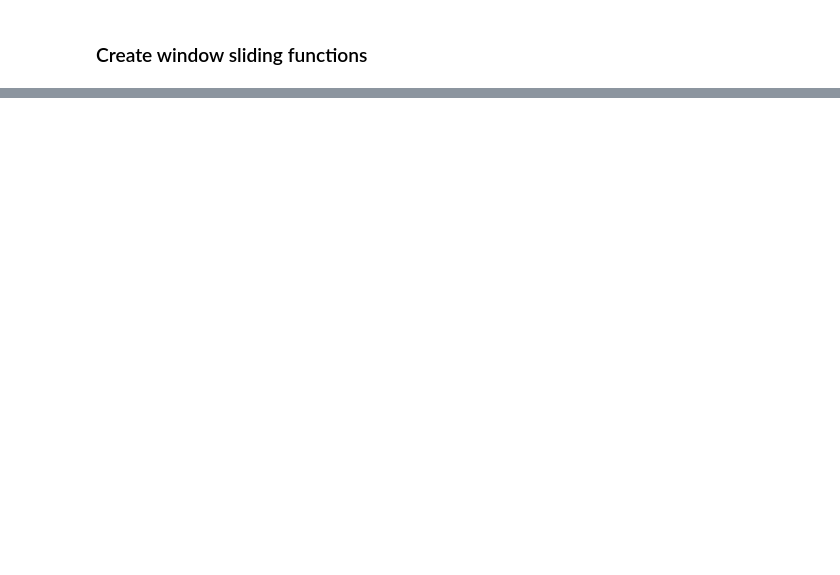
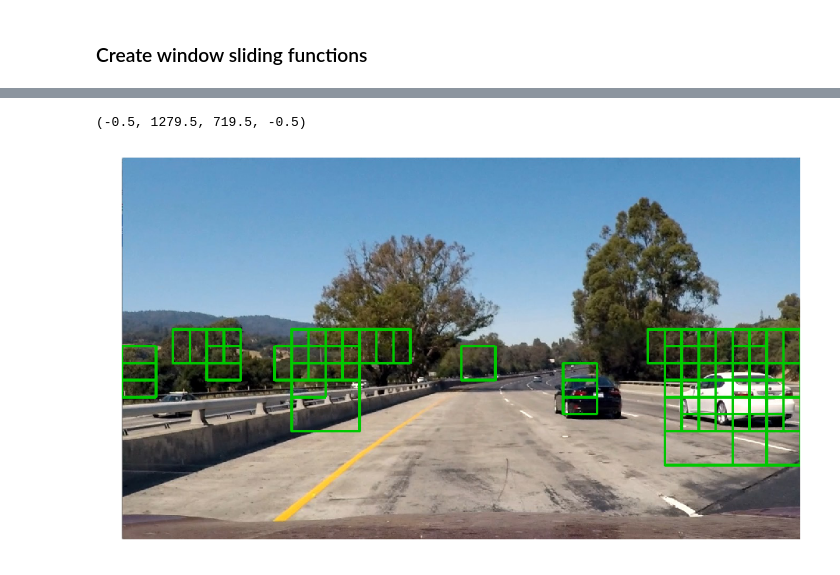
Before and after one commit to tjacobs/CarND-Vehicle-Detection, a Jupyter notebook: Vehicle Detection.ipynb, the cells around one changed output, grey strips where cells are left out. Saved outputs shown, nothing was run; the diff lists cells and outputs as text; code cells hidden in the pictures; blank space fills up the shorter version.

```diff
--- a/Vehicle Detection.ipynb
+++ b/Vehicle Detection.ipynb
@@ -660,0 +417,72 @@ scale = 1.5
+# %%
+
+def search_windows(img, windows, clf, scaler):
+
+    # Create an empty list to receive positive detection windows
+    on_windows = []
+
+    # Iterate over all windows in the list
+    for window in windows:
+
+        # Extract the test window from original image, resize to 64, 64 like training data
+        test_image = cv2.resize(img[window[0][1]:window[1][1], window[0][0]:window[1][0]], (64, 64))
+
+        # Extract features for that window using single_img_features()
+        test_features = extract_features(test_image)
+
+        # Scale extracted features to be fed to classifier
+        test_features = scaler.transform(test_features)
+
+        # Predict using your classifier
+        prediction = clf.predict(test_features)
+
+        # Show features per image window
+        if False:
+            fig = plt.figure(figsize=(15, 2))
+            plt.subplot(131)
+            plt.imshow(test_image)
+            if prediction == 1:
+                plt.title('Prediction: Yes!')
+            plt.subplot(132)
+            plt.plot(test_features)
+            plt.title('Test Features')
+            fig.tight_layout()
+
+        # If positive then save the window
+        if prediction == 1:
+            on_windows.append(window)
+
+    #8) Return windows for positive detections
+    return on_windows
+
+# Define pipeline
+def pipeline(image):
+
+    # Generate four layers of windows
+    windows = []
+    y_start_stop = (int(0.45 * image.shape[0]), int(0.82 * image.shape[0]))
+    windows += slide_window(image, x_start_stop=[None, None], y_start_stop=y_start_stop, xy_window=(64, 64), xy_overlap=(0.5, 0.5))
+    windows += slide_window(image, x_start_stop=[None, None], y_start_stop=y_start_stop, xy_window=(128, 128), xy_overlap=(0.5, 0.5))
+    windows += slide_window(image, x_start_stop=[None, None], y_start_stop=y_start_stop, xy_window=(256, 256), xy_overlap=(0.5, 0.5))
+    windows += slide_window(image, x_start_stop=[None, None], y_start_stop=y_start_stop, xy_window=(512, 512), xy_overlap=(0.5, 0.5))
+
+    # Detect in those windows
+    hot_windows = search_windows(image, windows, svc, X_scaler)
+
+    # Draw those windows
+    result = draw_boxes(image, hot_windows, colour=(0, 200, 0), thickness=3)
+
+    return result
+
+# Test on image
+image = mpimg.imread('test_images/test1.jpg')
+draw_image = np.copy(image)
+window_img = pipeline(image)
+
+# Show
+fig = plt.figure(figsize=(18, 9))
+plt.imshow(window_img)
+plt.axis('off')
+# %% [output]
+(-0.5, 1279.5, 719.5, -0.5)
+[figure, added]
```
Also changed, not shown: parts of 12 cells of this notebook.
